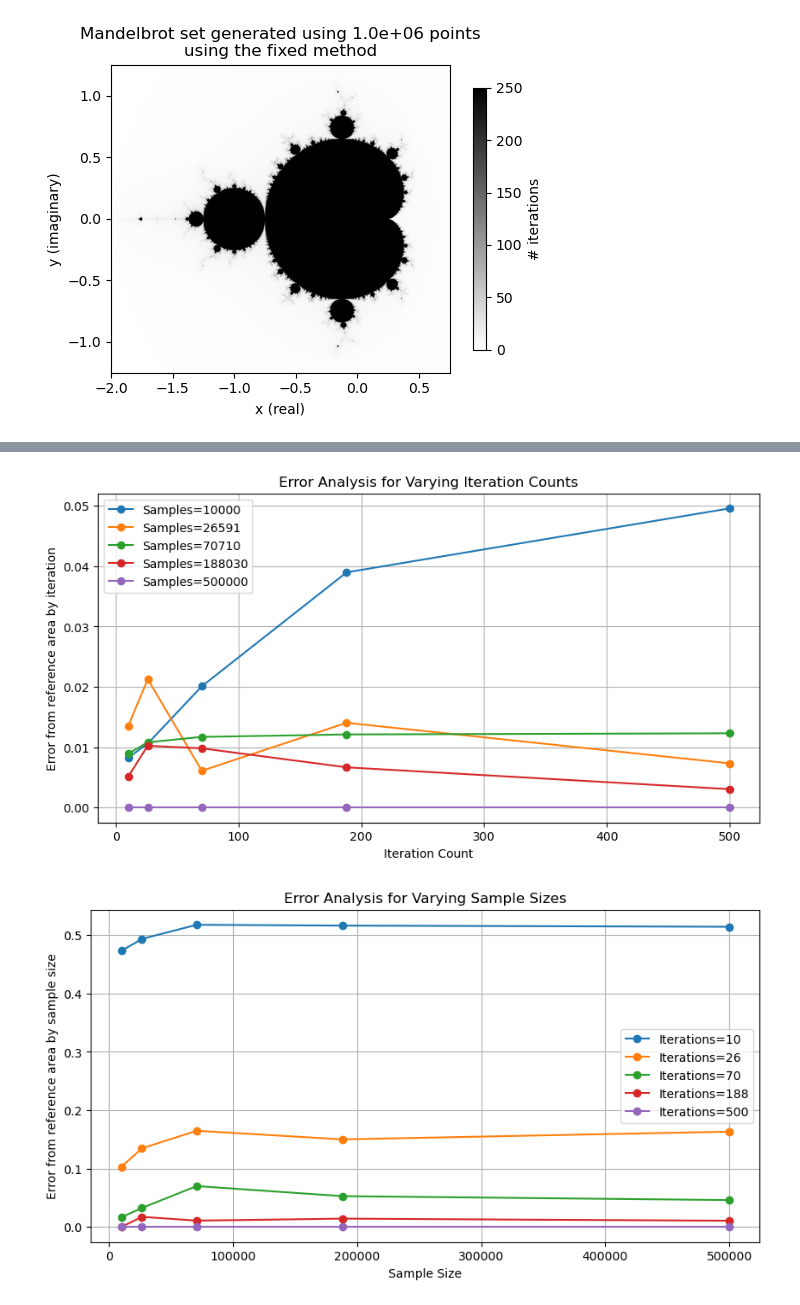
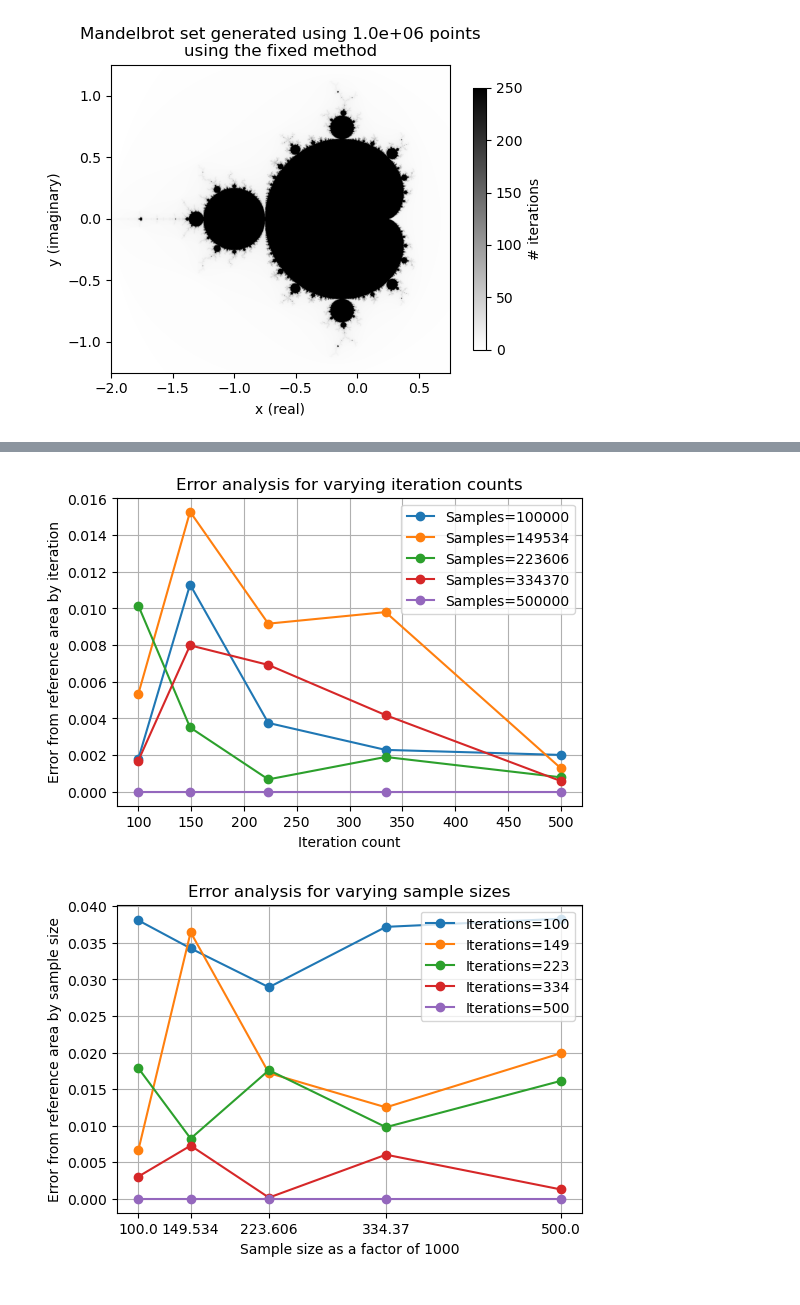
Before and after one commit to jonas4climate/ss-assignment1, a Jupyter notebook: CalvinLaw_11306734_RaymondZhang_14865904_JonasSchaefer_14039982_1.ipynb, the cells around one changed output, grey strips where cells are left out. Drawn from its saved outputs; the diff is of its cells as text; code cells hidden in the pictures.

```diff
--- a/CalvinLaw_11306734_RaymondZhang_14865904_JonasSchaefer_14039982_1.ipynb
+++ b/CalvinLaw_11306734_RaymondZhang_14865904_JonasSchaefer_14039982_1.ipynb
@@ -297,8 +297,6 @@ def investigate_convergence_2d(iter_range, sample_sizes, improvement_method=None
     # Iterate over all combinations of iteration counts and sample sizes.
     for max_iter in iter_range:
         for n_samples in sample_sizes:
-            progress_bar.set_postfix(
-                {'max_iter': max_iter, 'n_samples': n_samples}, refresh=True)
             # Ensure a balance between iterations and sample size to compare their errors.
             if n_samples >= max_iter:
                 # Apply the appropriate sampling method.
@@ -327,17 +325,21 @@ def investigate_convergence_2d(iter_range, sample_sizes, improvement_method=None
                     'conf_int_high': stats['conf_int'][1]
                 })
             progress_bar.update(1)
+            progress_bar.set_postfix(
+                {'max_iter': max_iter, 'n_samples': n_samples}, refresh=True)
 
     # Compile the results into a DataFrame for further analysis.
     results_df = pd.DataFrame(results_list)
 
     # Analyze and visualize the convergence behavior.
-    visualize_convergence_analysis(results_df, iter_range, sample_sizes)
+    postfix = improvement_method or ''
+    visualize_convergence_analysis(
+        results_df, iter_range, sample_sizes, postfix=postfix)
 
     return results_df
 
 
-def visualize_convergence_analysis(results_df, iter_range, sample_sizes):
+def visualize_convergence_analysis(results_df, iter_range, sample_sizes, postfix=''):
     """
     Generate plots to visualize the error in estimated area as a function of iteration count
     and sample size, based on reference areas from the convergence study.
@@ -353,44 +355,49 @@ def visualize_convergence_analysis(results_df, iter_range, sample_sizes):
         iter_range)].set_index('samples')['estimated_area']
 
     plot_error_by_iteration(results_df, iter_range,
-                            sample_sizes, reference_area_by_iter)
+                            sample_sizes, reference_area_by_iter, postfix=postfix)
     plot_error_by_sample_size(results_df, iter_range,
-                              sample_sizes, reference_area_by_samples)
+                              sample_sizes, reference_area_by_samples, postfix=postfix)
 
 # Split plotting into dedicated functions for clarity and maintainability.
 
 
-def plot_error_by_iteration(results_df, iter_range, sample_sizes, reference_area_by_iter):
+def plot_error_by_iteration(results_df, iter_range, sample_sizes, reference_area_by_iter, postfix=''):
     """
     Plot the error in estimated area as a function of iteration count.
     """
-    plt.figure(figsize=(10, 5))
+    plt.figure(figsize=(6, 4))
     for sample_size in sample_sizes:
         errors = calculate_errors_by_iteration(
             results_df, iter_range, sample_size, reference_area_by_iter)
         plt.plot(iter_range, errors, '-o', label=f'Samples={sample_size}')
-    plt.xlabel('Iteration Count')
+    plt.xlabel('Iteration count')
     plt.ylabel('Error from reference area by iteration')
     plt.legend()
-    plt.title('Error Analysis for Varying Iteration Counts')
+    plt.title('Error analysis for varying iteration counts')
     plt.grid(True)
+    plt.savefig(
+        f'{SAVE_DIR}/plot_error_by_iteration_{len(iter_range)}_{len(sample_sizes)}_{postfix}.png', dpi=300)
     plt.show()
 
 
-def plot_error_by_sample_size(results_df, iter_range, sample_sizes, reference_area_by_samples):
+def plot_error_by_sample_size(results_df, iter_range, sample_sizes, reference_area_by_samples, postfix=''):
     """
     Plot the error in estimated area as a function of sample size.
     """
-    plt.figure(figsize=(10, 5))
+    plt.figure(figsize=(6, 4))
     for iter_count in iter_range:
         errors = calculate_errors_by_sample_size(
             results_df, iter_count, sample_sizes, reference_area_by_samples)
         plt.plot(sample_sizes, errors, '-o', label=f'Iterations={iter_count}')
-    plt.xlabel('Sample Size')
+    plt.xlabel('Sample size as a factor of 1000')
+    plt.xticks(sample_sizes, [f'{s/1000}' for s in sample_sizes])
     plt.ylabel('Error from reference area by sample size')
     plt.legend()
-    plt.title('Error Analysis for Varying Sample Sizes')
+    plt.title('Error analysis for varying sample sizes')
     plt.grid(True)
+    plt.savefig(
+        f'{SAVE_DIR}/plot_error_by_sample_size_{len(iter_range)}_{len(sample_sizes)}_{postfix}.png', dpi=300)
     plt.show()
 
 
@@ -421,21 +428,23 @@ def calculate_errors_by_sample_size(results_df, iter_count, sample_sizes, refere
             errors.append(abs(estimated_area - ref_area))
     return errors
 # %%
-iter_range = np.geomspace(10, 500, num=5).astype(int)
-sample_sizes = np.geomspace(10000, 500000, num=5).astype(int)
+iter_range = np.geomspace(100, 500, num=5).astype(int)
+sample_sizes = np.geomspace(100000, 500000, num=5).astype(int)
 results_df = investigate_convergence_2d(iter_range, sample_sizes)
 
 # Visualizes convergence of set area with increasing iterations
 for samples in sample_sizes:
     subset = results_df[results_df['samples'] == samples]
     plt.plot(subset['iterations'], subset['estimated_area'],
              label=f'Samples={samples}')
 
 plt.xlabel('Iterations')
-plt.ylabel('Estimated Area')
+plt.ylabel('Estimated area')
 plt.legend()
-plt.title('Convergence of Estimated Area with Increasing Iterations')
+plt.title('Convergence of estimated area with increasing iterations')
+plt.savefig(
+    f'{SAVE_DIR}/convergence_of_estimated_area_with_increasing_iterations.png', dpi=300)
 plt.show()
 # %% [output]
-[figure, old version]
+[figure, new version]
-[figure, old version]
+[figure, new version]
```
Also changed, not shown: parts of 16 cells of this notebook.
